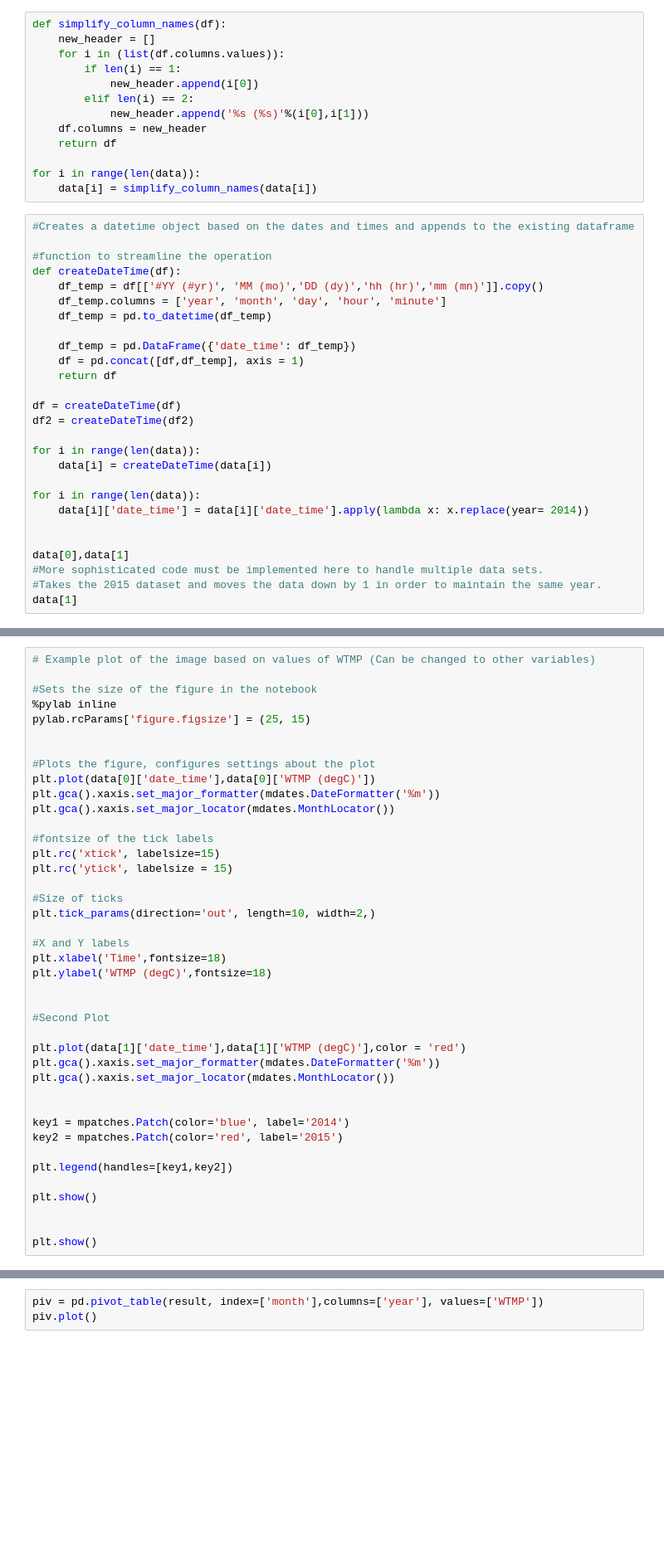
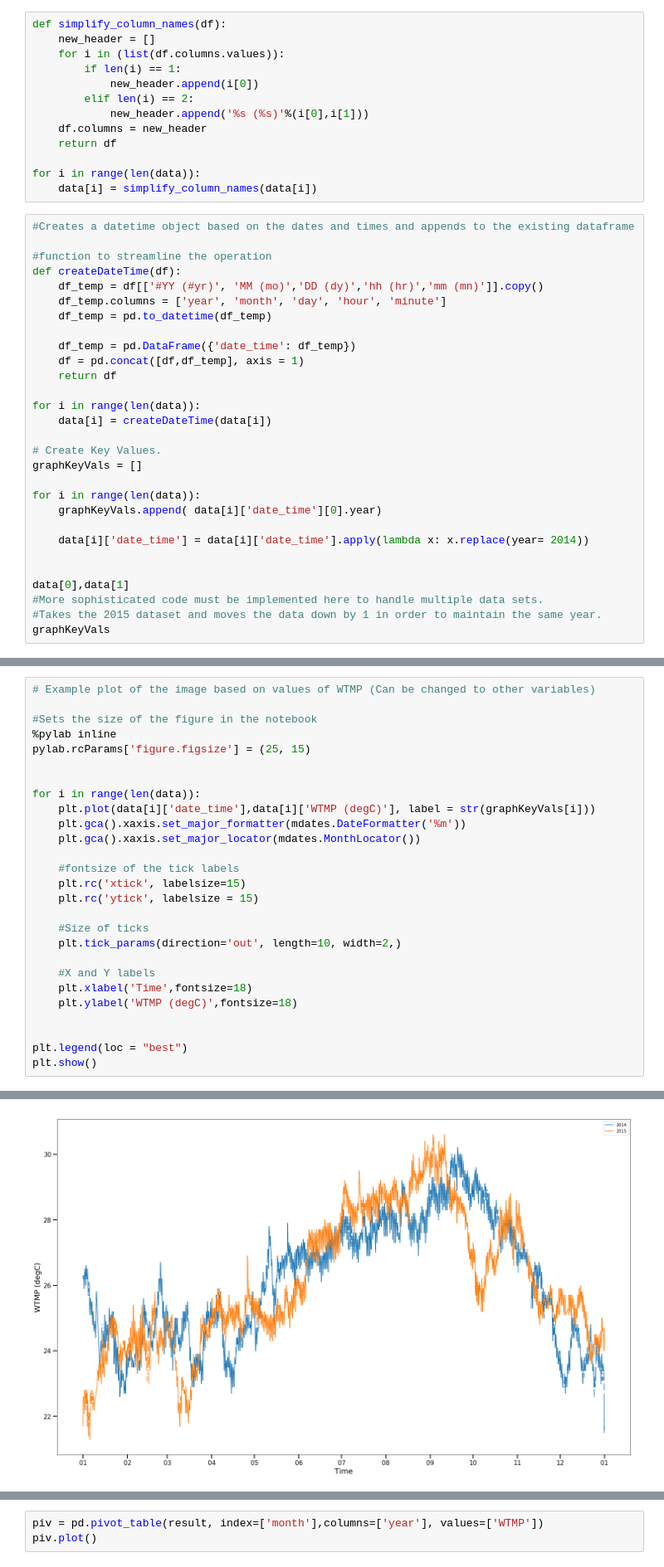
Before and after one commit to nishraptor/Mok1-Sea-Data, a Jupyter notebook: Ouida.ipynb, the cells around one changed output, grey strips where cells are left out. Shown at 83% size. Drawn from its saved outputs; the diff is of its cells as text; blank space fills up the shorter version.

Commit message:
Cleaned up unused code, streamlined graphing operation

```diff
--- a/Ouida.ipynb
+++ b/Ouida.ipynb
@@ -137,17 +133,19 @@ def createDateTime(df):
     df = pd.concat([df,df_temp], axis = 1)
     return df
 
-df = createDateTime(df)
-df2 = createDateTime(df2)
-
 for i in range(len(data)):
     data[i] = createDateTime(data[i])
 
+# Create Key Values.
+graphKeyVals = []
+
 for i in range(len(data)):
+    graphKeyVals.append( data[i]['date_time'][0].year)
+
     data[i]['date_time'] = data[i]['date_time'].apply(lambda x: x.replace(year= 2014))
 
 
 data[0],data[1]
 #More sophisticated code must be implemented here to handle multiple data sets.
 #Takes the 2015 dataset and moves the data down by 1 in order to maintain the same year.
-data[1]
+graphKeyVals
@@ -159,36 +159,23 @@ data[1]
 pylab.rcParams['figure.figsize'] = (25, 15)
 
 
-#Plots the figure, configures settings about the plot
-plt.plot(data[0]['date_time'],data[0]['WTMP (degC)'])
-plt.gca().xaxis.set_major_formatter(mdates.DateFormatter('%m'))
-plt.gca().xaxis.set_major_locator(mdates.MonthLocator())
+for i in range(len(data)):
+    plt.plot(data[i]['date_time'],data[i]['WTMP (degC)'], label = str(graphKeyVals[i]))
+    plt.gca().xaxis.set_major_formatter(mdates.DateFormatter('%m'))
+    plt.gca().xaxis.set_major_locator(mdates.MonthLocator())
 
-#fontsize of the tick labels
-plt.rc('xtick', labelsize=15)
-plt.rc('ytick', labelsize = 15)
+    #fontsize of the tick labels
+    plt.rc('xtick', labelsize=15)
+    plt.rc('ytick', labelsize = 15)
 
-#Size of ticks
-plt.tick_params(direction='out', length=10, width=2,)
+    #Size of ticks
+    plt.tick_params(direction='out', length=10, width=2,)
 
-#X and Y labels
-plt.xlabel('Time',fontsize=18)
-plt.ylabel('WTMP (degC)',fontsize=18)
+    #X and Y labels
+    plt.xlabel('Time',fontsize=18)
+    plt.ylabel('WTMP (degC)',fontsize=18)
 
 
-#Second Plot
-
-plt.plot(data[1]['date_time'],data[1]['WTMP (degC)'],color = 'red')
-plt.gca().xaxis.set_major_formatter(mdates.DateFormatter('%m'))
-plt.gca().xaxis.set_major_locator(mdates.MonthLocator())
-
-
-key1 = mpatches.Patch(color='blue', label='2014')
-key2 = mpatches.Patch(color='red', label='2015')
-
-plt.legend(handles=[key1,key2])
-
+plt.legend(loc = "best")
 plt.show()
-
-
-plt.show()
+# %% [output]
@@ -195,2 +183,3 @@ plt.show()
+[figure, added]
 # %%
 df.head()
```
Also changed, not shown: parts of 5 cells of this notebook.
